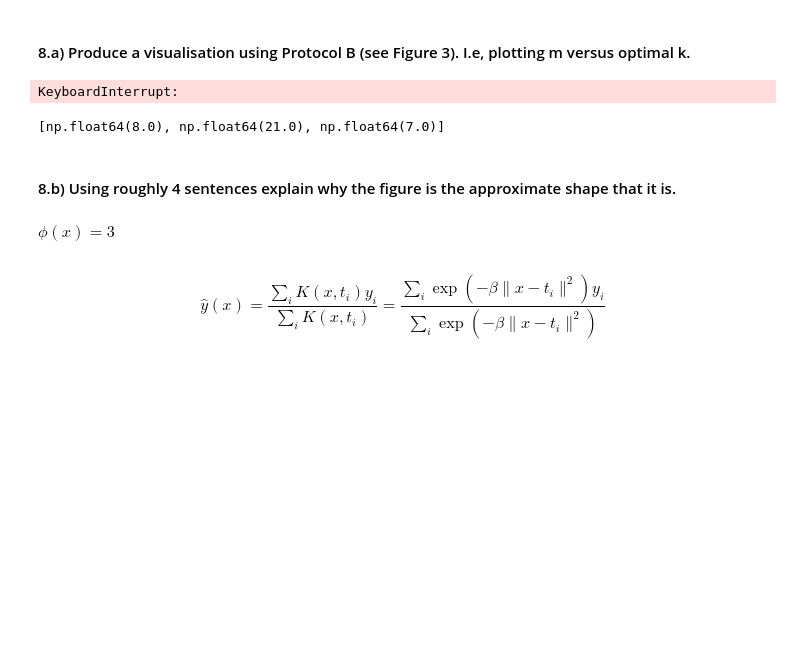
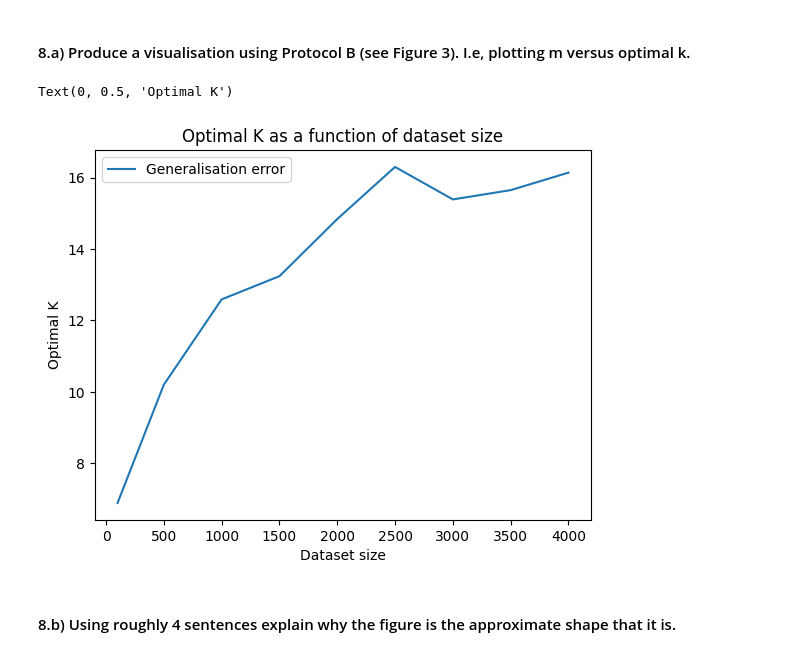
Before and after one commit to nadroj0-0/supervised_learning_coursework_1, a Jupyter notebook: Part2/PartII_KNN.ipynb, the cells around one changed output. Cells and saved outputs as stored; diff of their text form; code cells hidden in the pictures; blank space fills up the shorter version.

```diff
--- a/Part2/PartII_KNN.ipynb
+++ b/Part2/PartII_KNN.ipynb
@@ -166,7 +167,8 @@ For low values of K, as the prediction depends on just a few points, this predic
 #### 8.a) Produce a visualisation using Protocol B (see Figure 3). I.e, plotting m versus optimal k.
 # %%
 optimal_km = [] # array to store the optimal k values for each dataset size
-for m in [100, 500, 1000, 1500, 2000, 2500, 3000, 3500, 4000]:
+sizes = [100, 500, 1000, 1500, 2000, 2500, 3000, 3500, 4000]
+for m in sizes:
     optimal_k = [] # array to store the optimal k for each execution with size m
     for _ in range(100):
         errors = [] # array to store the errors made with each k
@@ -186,23 +188,20 @@ for m in [100, 500, 1000, 1500, 2000, 2500, 3000, 3500, 4000]:
         optimal_k.append(np.argmin(np.array(errors)) + 1)
     # average of the optimal k's for a certain dataset size
     optimal_km.append(np.mean(optimal_k))
-# %% [output]
-KeyboardInterrupt:
 # %%
 import json
 
-with open("optimal_k.json", "w") as f:
-    json.dump(optimal_km)
-
 with open("optimal_k.json", "r") as f:
-    optimal_km = json.load()
+    optimal_km = json.load(f)
 # %%
-optimal_km
+# plot the generalisation error as a function of k
+plt.plot(sizes, optimal_km, label="Generalisation error")
+plt.legend()
+plt.title("Optimal K as a function of dataset size")
+plt.xlabel('Dataset size')
+plt.ylabel('Optimal K')
 # %% [output]
-[np.float64(8.0), np.float64(21.0), np.float64(7.0)]
+Text(0, 0.5, 'Optimal K')
+[figure, added]
 # %% [markdown]
 #### 8.b) Using roughly 4 sentences explain why the figure is the approximate shape that it is.
-# %% [markdown]
-$\phi(x)=3$
-# %% [markdown]
-$$\hat{y}(x) = \frac{\sum_i K(x, t_i) y_i}{\sum_i K(x, t_i)} = \frac{\sum_i \exp(-\beta \|x - t_i\|^2) y_i}{\sum_i \exp(-\beta \|x - t_i\|^2)} $$
```
Also changed, not shown: parts of 4 cells of this notebook, 1 other file.
